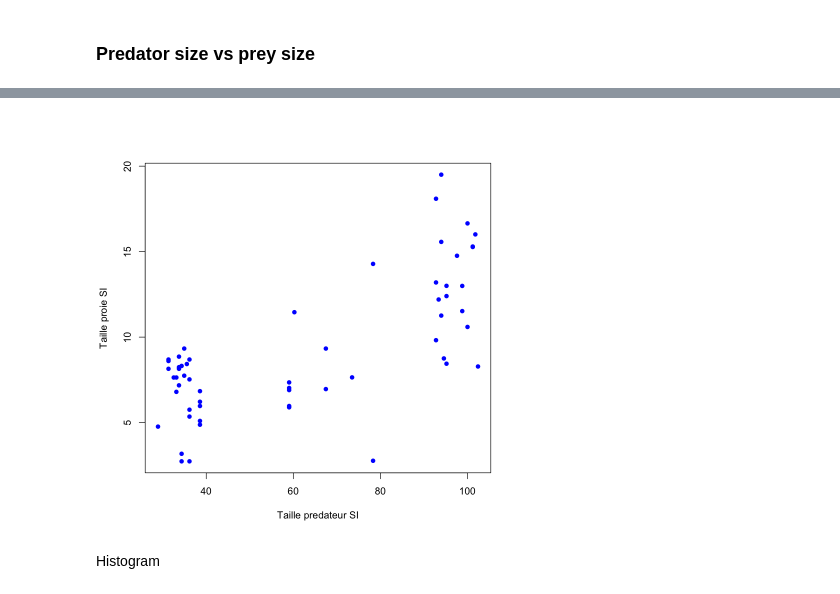
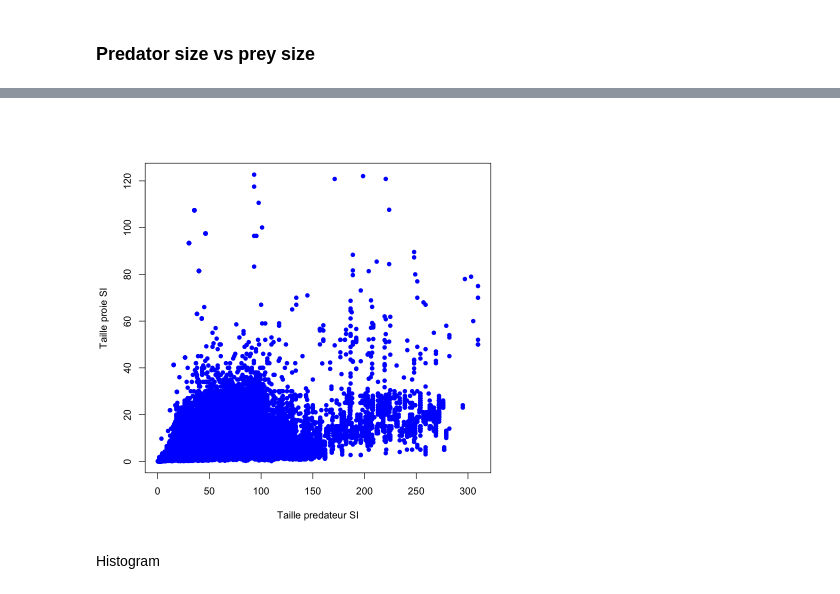
Before and after one commit to zfourati/Predator-and-prey-body-sizes-in-marine-food-webs, a Jupyter notebook: script_marion.ipynb, the cells around one changed output, grey strips where cells are left out. Saved outputs shown, nothing was run; the diff lists cells and outputs as text; code cells hidden in the pictures.

```diff
--- a/script_marion.ipynb
+++ b/script_marion.ipynb
@@ -83,15 +97,15 @@ Making 'packages.html' ...
 # %%
 plot(
-  x = data$Standardised.predator.length,
-  y = data$SI.prey.length,
+  x = data_clean$Standardised_predator_length,
+  y = data_clean$SI_prey_length,
   xlab = "Taille predateur SI",
   ylab = "Taille proie SI",
   col = "blue", pch = 16,
-  xlim = range(data$Standardised.predator.length, na.rm = TRUE),
-  ylim = range(data$SI.prey.length, na.rm = TRUE)
+  xlim = range(data_clean$Standardised_predator_length, na.rm = TRUE),
+  ylim = range(data_clean$SI_prey_length, na.rm = TRUE)
 )
 # %% [output]
-[figure, old version]
+[figure, new version]
 # %% [markdown]
 Histogram
 # %%
```
Also changed, not shown: parts of 11 cells of this notebook.
